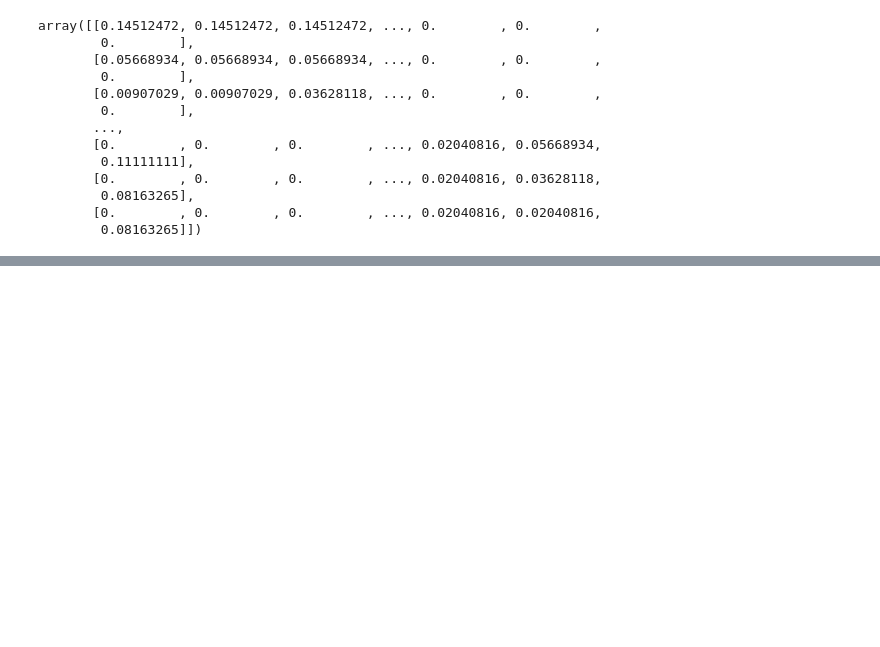
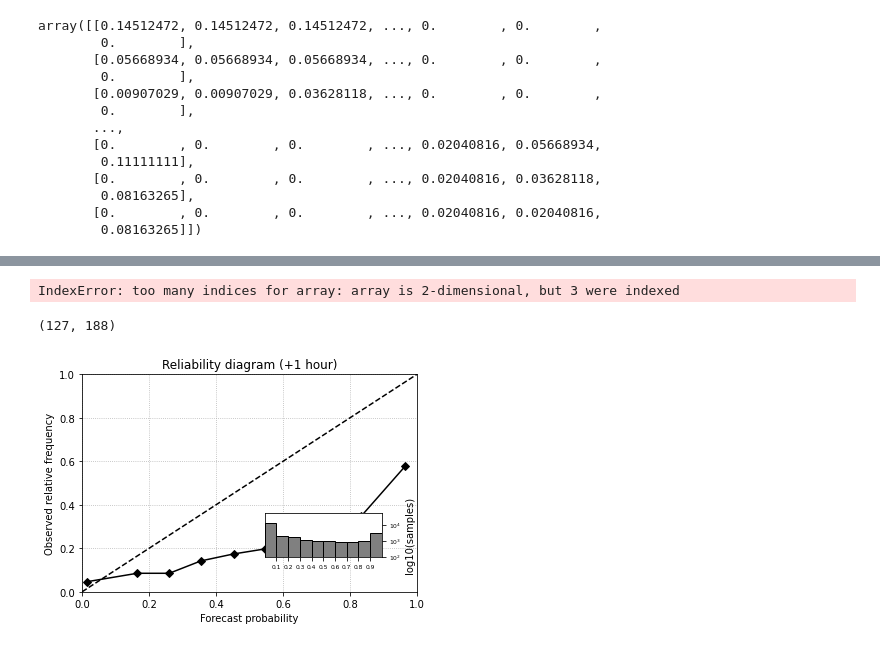
Before and after one commit to butoialexandra/Realistic-looking-rainfall-forecasts, a Jupyter notebook: KNN and shit.ipynb, the cells around one changed output, grey strips where cells are left out. Cells and saved outputs as stored; diff of their text form; code cells hidden in the pictures; blank space fills up the shorter version.

```diff
--- a/KNN and shit.ipynb
+++ b/KNN and shit.ipynb
@@ -183,5 +143,5 @@ sklearn.metrics.brier_score_loss([prec_real], [prec_pred])
 # %%
-pred_points = cosmo.isel(reftime=0, leadtime=1)
+pred_points = cosmo.sel(reftime=target_time - np.timedelta64(1, 'h')).isel(leadtime=1)
 chx, chy = pred_points['chx'], pred_points['chy']
 # This is the grid along which our predictions are placed
 chx.values, chy.values;
@@ -263,0 +310,9 @@ array([[0.14512472, 0.14512472, 0.14512472, ..., 0.        , 0.        ,
+# %%
+reldiag = verification.reldiag_init(0.1)
+verification.reldiag_accum(reldiag, pred_points['PREC'].values, real_points['RR'].values)
+fig, ax = plt.subplots()
+verification.plot_reldiag(reldiag, ax)
+ax.set_title("Reliability diagram (+%i min)" % (n_leadtimes * timestep))
+plt.show()
+# %% [output]
+IndexError: too many indices for array: array is 2-dimensional, but 3 were indexed
@@ -263,0 +324,14 @@ array([[0.14512472, 0.14512472, 0.14512472, ..., 0.        , 0.        ,
+# %%
+probs = ensemblestats.excprob(pred_points.PREC, 0.1, ignore_nan=True)
+probs.shape
+# %% [output]
+(127, 188)
+# %%
+reldiag = verification.reldiag_init(0.1)
+verification.reldiag_accum(reldiag, probs, real_points.RR.values)
+fig, ax = plt.subplots()
+verification.plot_reldiag(reldiag, ax)
+ax.set_title("Reliability diagram (+1 hour)")
+plt.show()
+# %% [output]
+[figure, added]
```
Also changed, not shown: parts of 17 cells of this notebook, 3 other files.
